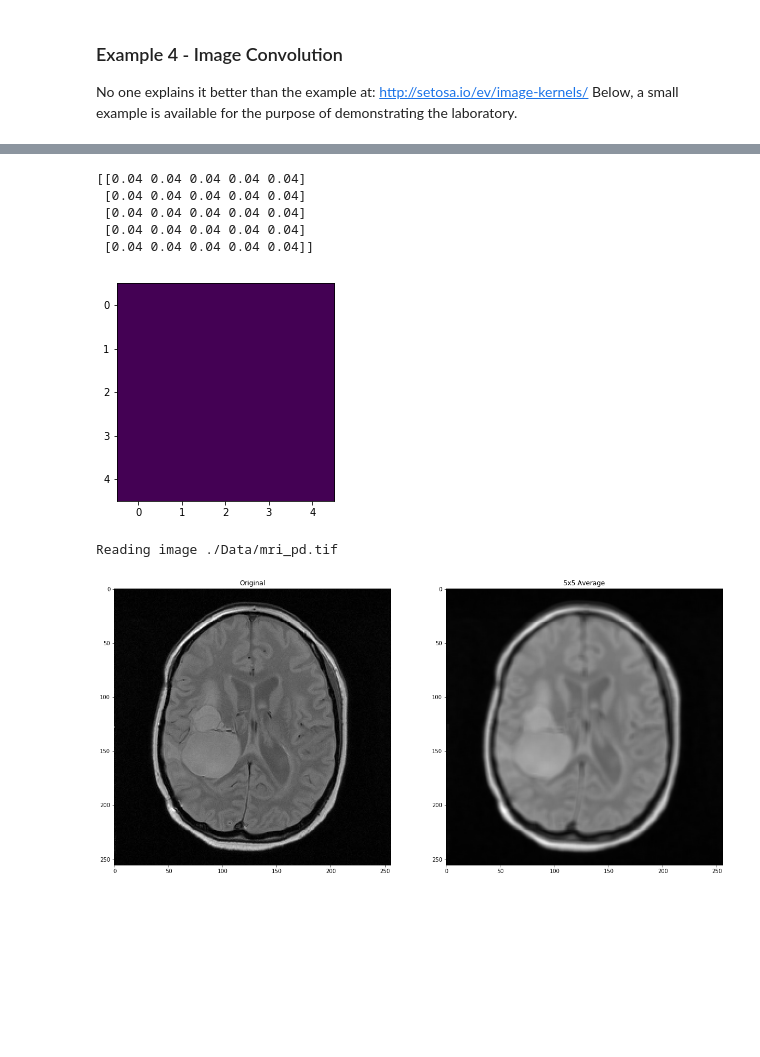
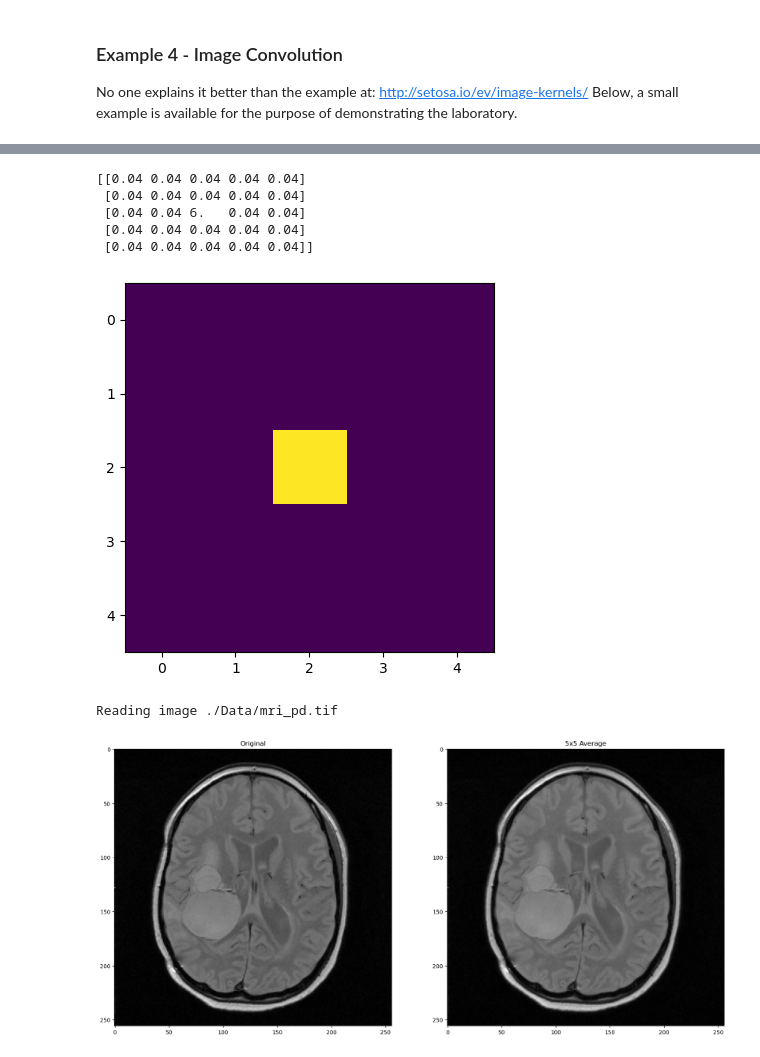
Before and after one commit to ibrahim29asad/BMEN509-UCID30088413, a Jupyter notebook: Lab1/BMEN509_Lab1_IbrahimAsad.ipynb, the cells around one changed output, grey strips where cells are left out. Drawn from its saved outputs; the diff is of its cells as text; code cells hidden in the pictures; blank space fills up the shorter version.

```diff
--- a/Lab1/BMEN509_Lab1_IbrahimAsad.ipynb
+++ b/Lab1/BMEN509_Lab1_IbrahimAsad.ipynb
@@ -412,34 +412,35 @@ https://cse19-iiith.vlabs.ac.in/neigh/convolution.jpg
 # %%
 # Let's create our own averaging filter!
 kernel = np.ones((5,5))
 kernel = kernel / np.sum(kernel.ravel())
+kernel[2][2] = 6
 
 print(kernel)
 plt.imshow(kernel)
 plt.show()
 
 # Read in our favorite PD image
 filename = os.path.join(data_directory, 'mri_pd.tif')
 
 print('Reading image {}'.format(filename))
 I = io.imread(filename)
 
 # Perform convolution
 K = signal.convolve2d(I, kernel, boundary='pad', mode='same')
 
 plt.subplots(1, 2, figsize=(20,20))
 plt.subplot(1, 2, 1); plt.imshow(I, cmap='gray'); plt.title('Original')
 plt.subplot(1, 2, 2); plt.imshow(K, cmap='gray'); plt.title('5x5 Average')
 plt.show()
 # %% [output]
 [[0.04 0.04 0.04 0.04 0.04]
  [0.04 0.04 0.04 0.04 0.04]
- [0.04 0.04 0.04 0.04 0.04]
+ [0.04 0.04 6.   0.04 0.04]
  [0.04 0.04 0.04 0.04 0.04]
  [0.04 0.04 0.04 0.04 0.04]]
-[figure, old version]
+[figure, new version]
 Reading image ./Data/mri_pd.tif
-[figure, old version]
+[figure, new version]
 # %% [markdown]
 ### Non linear Filtering
 Median Filter: Remove salt and pepper noise
```
Also changed, not shown: 10 other files.
